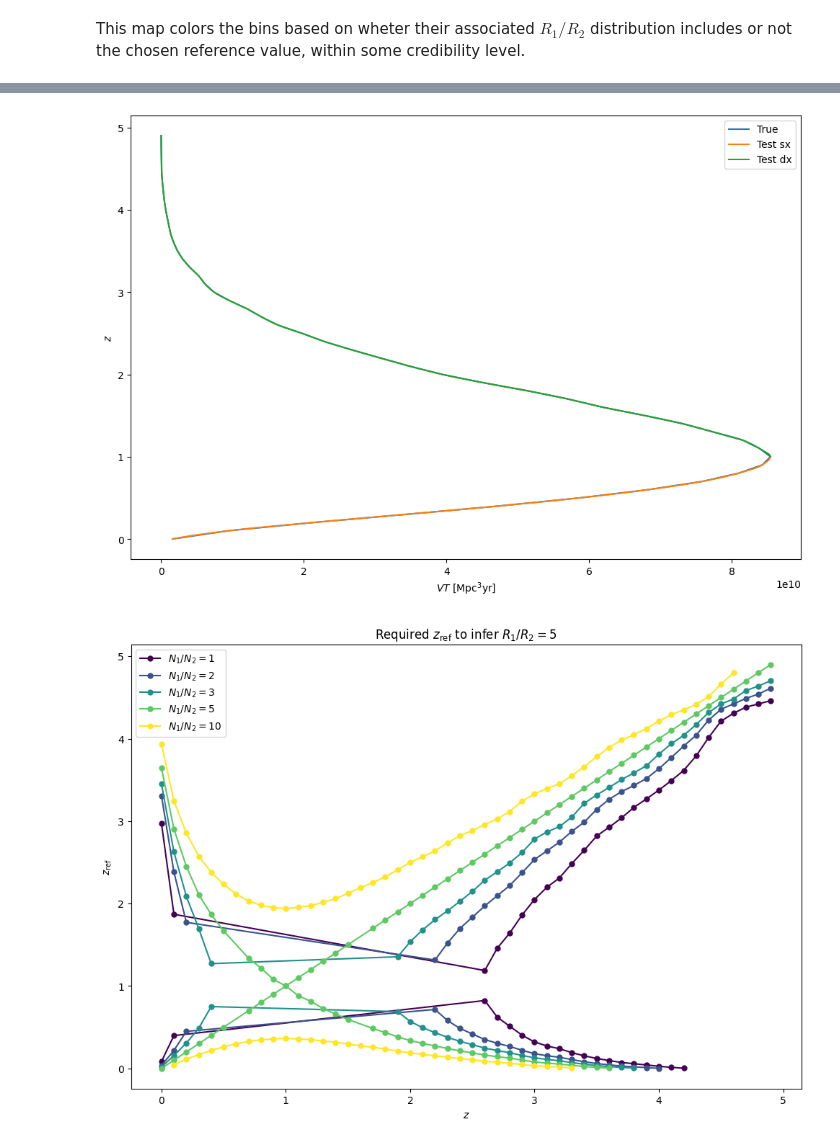
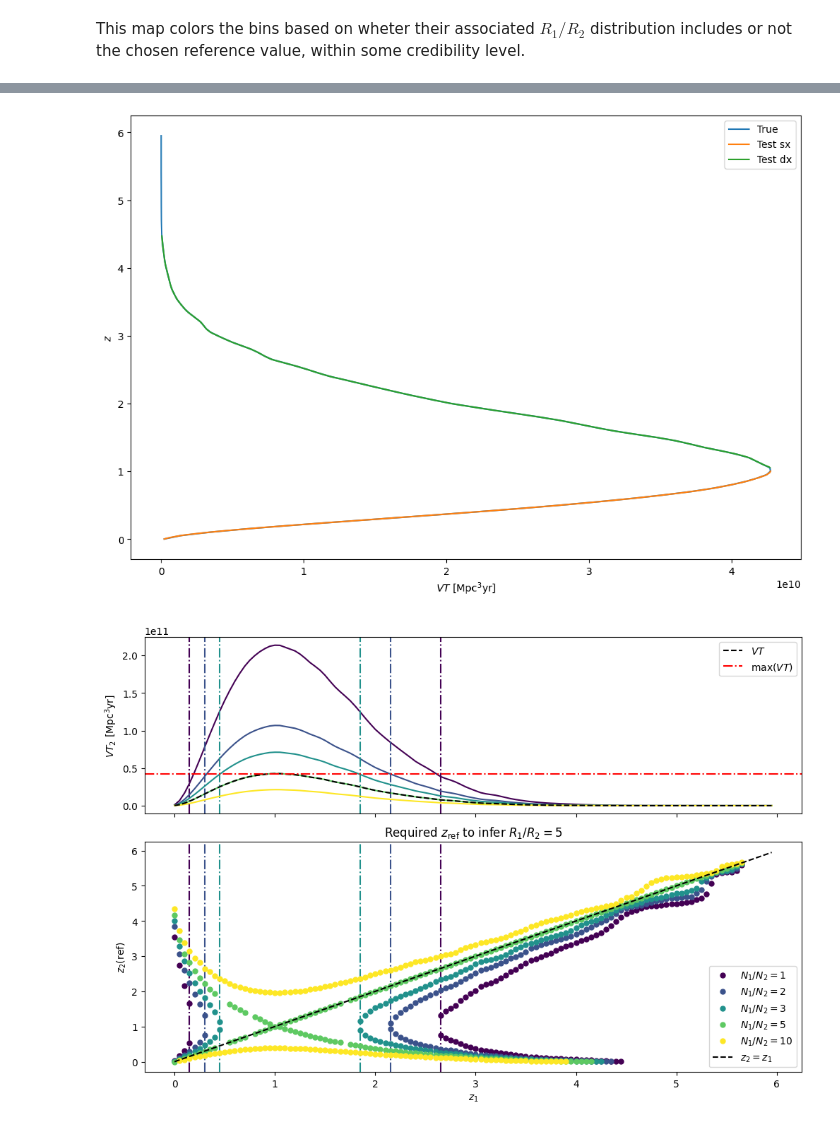
Before and after one commit to F3Solid/master_thesis, a Jupyter notebook: bin_comparison_map_1.ipynb, the cells around one changed output, grey strips where cells are left out. Drawn from its saved outputs; the diff is of its cells as text; code cells hidden in the pictures.

Commit message:
New z_ref vs z plot

```diff
--- a/bin_comparison_map_1.ipynb
+++ b/bin_comparison_map_1.ipynb
@@ -28,13 +28,12 @@ import lal
 # %%
 minf, msup = 8, 13
 # zw = 0.01 # Width of redshift bins
-zw = 0.1
+zw = 0.05
 q = 0.5 # # q = m2 / m1, with m2 <= m1
 
 T_obs = 1
 
-# zinf_axis = np.arange(0, 0.45, zw) # Inferior limits of map's redshift bins
-zinf_axis = np.arange(0, 5, zw)
+zinf_axis = np.arange(0, 6, zw)
 bins_axis = [MZQbin(minf, msup, zinf, zinf + zw, q) for zinf in zinf_axis]
 R1_R2_axis = np.arange(0.01, 5, 0.01)
 
@@ -412,44 +411,75 @@ ax.legend()
 
 plt.show()
 # %% [output]
-[figure, old version]
+[figure, new version]
 # %%
-A = 5
+R1_R2 = 5
 alpha = [1, 2, 3, 5, 10]
 colors = plt.get_cmap('viridis')(np.linspace(0, 1, len(alpha)))
 
 VT_1 = VT_for_interpolant
 z_1 = zinf_for_interpolant
 
-VT_2 = [VT_1 * A / _alpha for _alpha in alpha]
+a = [R1_R2 / _alpha for _alpha in alpha]
+VT_2 = [VT_1 * _a for _a in a]
 z_2 = [z_inf_at_VT_fixed_mq(VT_grid, VT_interpolant) for VT_grid in VT_2]
 
 fig, ax = plt.subplots(figsize=(12, 8))
 
-ax.set_title(r'Required $z_\text{{ref}}$ to infer $R_1 / R_2 = {0}$'.format(A))
+divider = make_axes_locatable(ax)
 
-ax.set_xlabel(r'$z$')
-ax.set_ylabel(r'$z_\text{ref}$')
+ax_z = divider.append_axes('top', 2.5, pad=0.4, sharex=ax)
+
+ax_z.tick_params(labelbottom=False)
+
+ax.set_title(r'Required $z_\text{{ref}}$ to infer $R_1 / R_2 = {0}$'.format(R1_R2))
+
+ax.set_xlabel(r'$z_1$')
+ax.set_ylabel(r'$z_2(\text{ref})$')
+
+ax_z.set_ylabel(r'$VT_2\ [\text{Mpc}^3 \text{yr}]$')
 
 lines = []
 for ((z_sx,  VT_sx), (z_dx, VT_dx)), _VT_2, _alpha, c in zip(z_2, VT_2, alpha, colors):
     mask_sx, mask_dx = [], []
     for _VT_sx in VT_sx:
         mask_sx.append(np.where(_VT_2 == _VT_sx)[0])
     for _VT_dx in VT_dx:
         mask_dx.append(np.where(_VT_2 == _VT_dx)[0])
 
     mask_sx, mask_dx = np.squeeze(np.array(mask_sx)), np.squeeze(np.array(mask_dx))
 
     for i, (z, mask) in enumerate(zip((z_sx, z_dx), (mask_sx, mask_dx))):
         line = ax.plot(z_1[mask], z, color=c,
-                       linestyle='-', marker='o', markersize=5,
+                       linestyle='', marker='o', markersize=5,
                        label=r'$N_1 / N_2 = {0}$'.format(_alpha))[0]
         if i == 0:
             lines.append(line)
 
+    ax_z.plot(z_1, _VT_2, color=c)
+
+    smaller_indexes = np.where(_VT_2 <= np.max(VT_1))[0]
+    smaller_indx = smaller_indexes[0]
+    for i in smaller_indexes[1:]:
+        if i == smaller_indx + 1:
+            smaller_indx = smaller_indx + 1
+        else:
+            smaller_indx = (smaller_indx, i)
+            break
+
+    if isinstance(smaller_indx, tuple):
+        for _ax in (ax, ax_z):
+            for val in smaller_indx:
+                _ax.axvline(z_1[val], color=c, linestyle='-.')
+
+ax_z.plot(z_1, VT_1, color='black', linestyle='--', label=r'$VT$')
+ax_z.axhline(np.max(VT_1), color='red', linestyle='-.', label=r'$\max(VT)$')
+
+lines.append(ax.plot(z_1, z_1, color='black', linestyle='--', label=r'$z_2 = z_1$')[0])
+
 ax.legend(handles=lines)
+ax_z.legend()
 
 plt.show()
 # %% [output]
-[figure, old version]
+[figure, new version]
```
Also changed, not shown: parts of 18 cells of this notebook.
